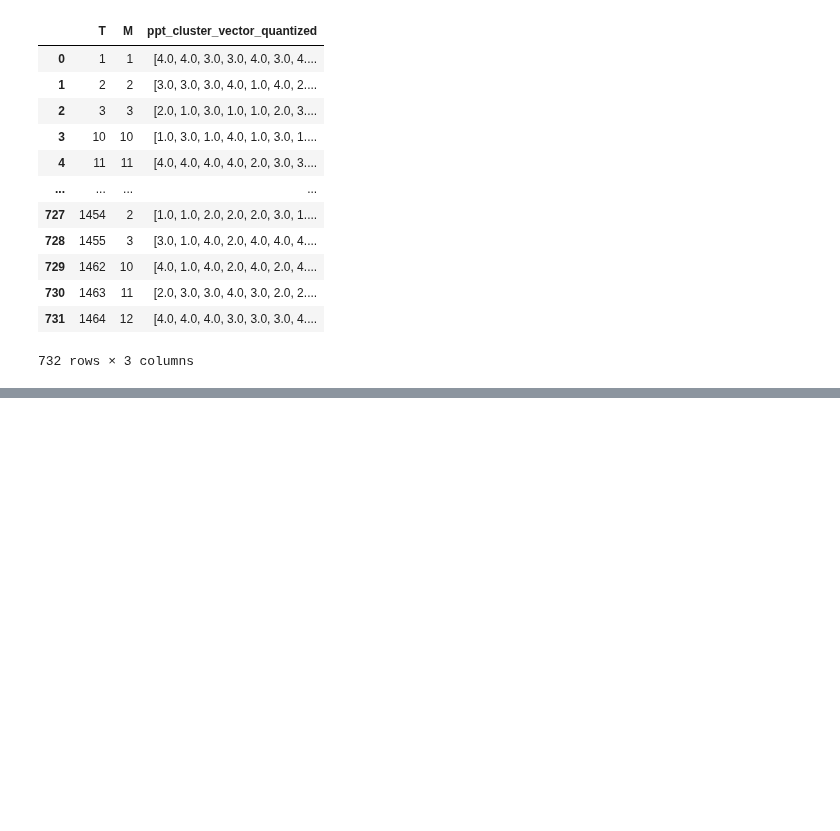
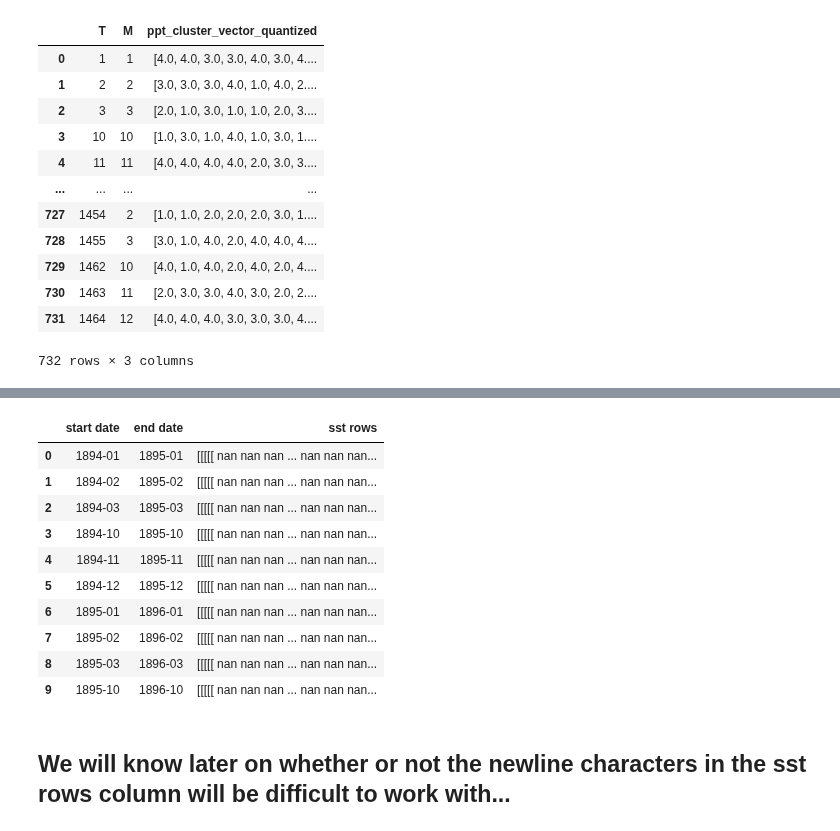
Before and after one commit to hwalters361/ML_rain_prediction, a Jupyter notebook: Introduction.ipynb, the cells around one changed output, grey strips where cells are left out. Drawn from its saved outputs; the diff is of its cells as text; code cells hidden in the pictures; blank space fills up the shorter version.

Commit message:
added x_input and y_labels to the data

```diff
--- a/Introduction.ipynb
+++ b/Introduction.ipynb
@@ -360,0 +369,10 @@ df[["T", "M", "ppt_cluster_vector_quantized"]]
+# %%
+y_labels = df.loc[:,["Y", "M", "ppt_cluster_vector_quantized"]]
+y_labels = y_labels.rename(columns={"M": "month", "Y": "year"})
+y_labels["date"] = pd.to_datetime(y_labels[["month","year"]].assign(day=1))
+y_labels["date"] = y_labels['date']
+
+y_labels.drop(["month"], axis=1, inplace=True)
+y_labels.drop(["year"], axis=1, inplace=True)
+y_labels.set_index("date", inplace=True)
+y_labels
@@ -360,0 +394,10 @@ df[["T", "M", "ppt_cluster_vector_quantized"]]
+# %%
+sst_condensed = sst_df.loc[:,["Y", "M", "sst"]]
+sst_condensed = sst_condensed.rename(columns={"M": "month", "Y": "year"})
+sst_condensed["date"] = pd.to_datetime(sst_condensed[["month","year"]].assign(day=1))
+sst_condensed["date"] = sst_condensed['date']
+
+sst_condensed.drop(["month"], axis=1, inplace=True)
+sst_condensed.drop(["year"], axis=1, inplace=True)
+sst_condensed.set_index("date", inplace=True)
+sst_condensed
@@ -360,0 +419,29 @@ df[["T", "M", "ppt_cluster_vector_quantized"]]
+# %%
+x_input_rows = []
+for date in y_labels.index:
+    start_date = date - pd.DateOffset(years=1)
+    end_date = date
+
+    sst_in_range = sst_condensed.loc[start_date:end_date, 'sst'].tolist()
+
+    x_input_rows.append({'start date': start_date, 'end date' : end_date, 'sst rows': sst_in_range})
+
+x_input = pd.DataFrame(x_input_rows)
+x_input["start date"] = x_input["start date"].dt.to_period('M')
+x_input["end date"] = x_input["end date"].dt.to_period('M')
+
+x_input.head(10)
+# %% [output]
+|  | start date | end date | sst rows |
+| 0 | 1894-01 | 1895-01 | [[[[[ nan nan nan ... nan nan nan... |
+| 1 | 1894-02 | 1895-02 | [[[[[ nan nan nan ... nan nan nan... |
+| 2 | 1894-03 | 1895-03 | [[[[[ nan nan nan ... nan nan nan... |
+| 3 | 1894-10 | 1895-10 | [[[[[ nan nan nan ... nan nan nan... |
+| 4 | 1894-11 | 1895-11 | [[[[[ nan nan nan ... nan nan nan... |
+| 5 | 1894-12 | 1895-12 | [[[[[ nan nan nan ... nan nan nan... |
+| 6 | 1895-01 | 1896-01 | [[[[[ nan nan nan ... nan nan nan... |
+| 7 | 1895-02 | 1896-02 | [[[[[ nan nan nan ... nan nan nan... |
+| 8 | 1895-03 | 1896-03 | [[[[[ nan nan nan ... nan nan nan... |
+| 9 | 1895-10 | 1896-10 | [[[[[ nan nan nan ... nan nan nan... |
+# %% [markdown]
+## We will know later on whether or not the newline characters in the sst rows column will be difficult to work with...
```
Also changed, not shown: parts of 4 cells of this notebook.
